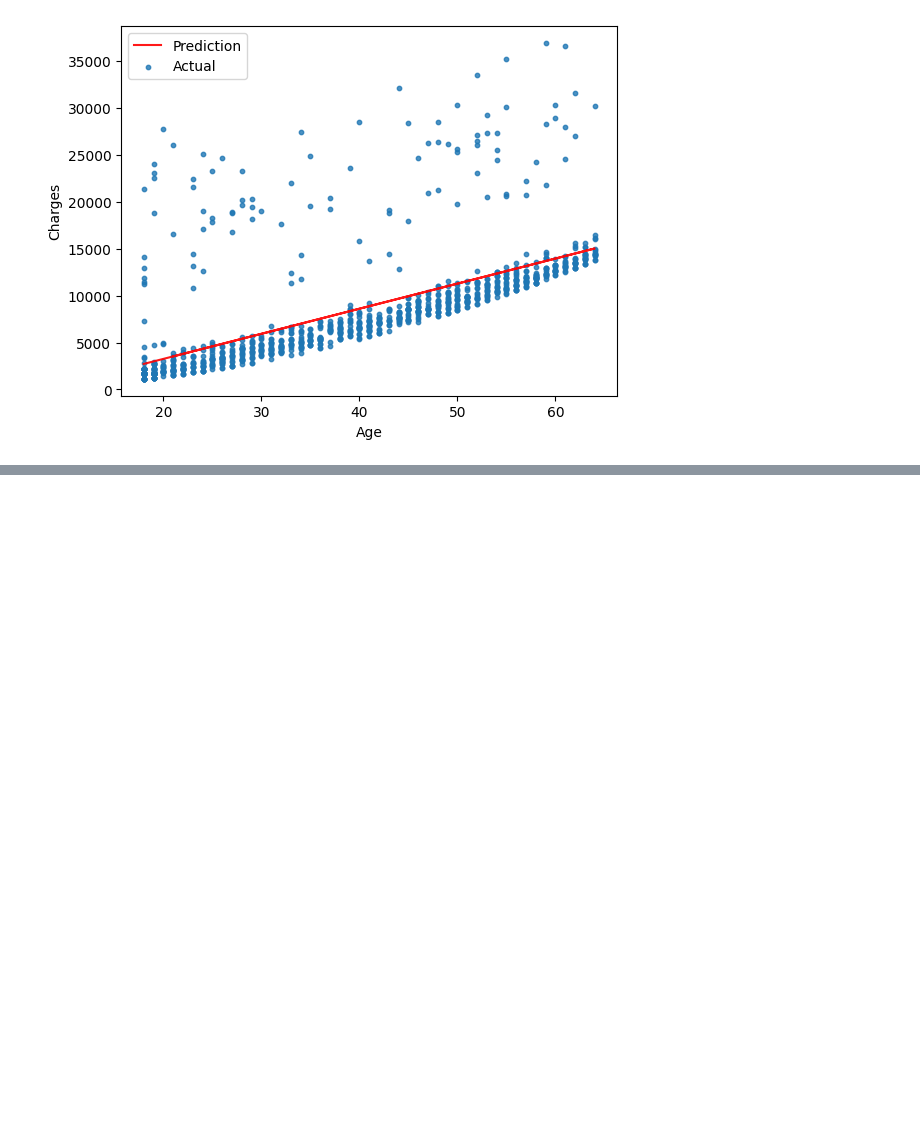
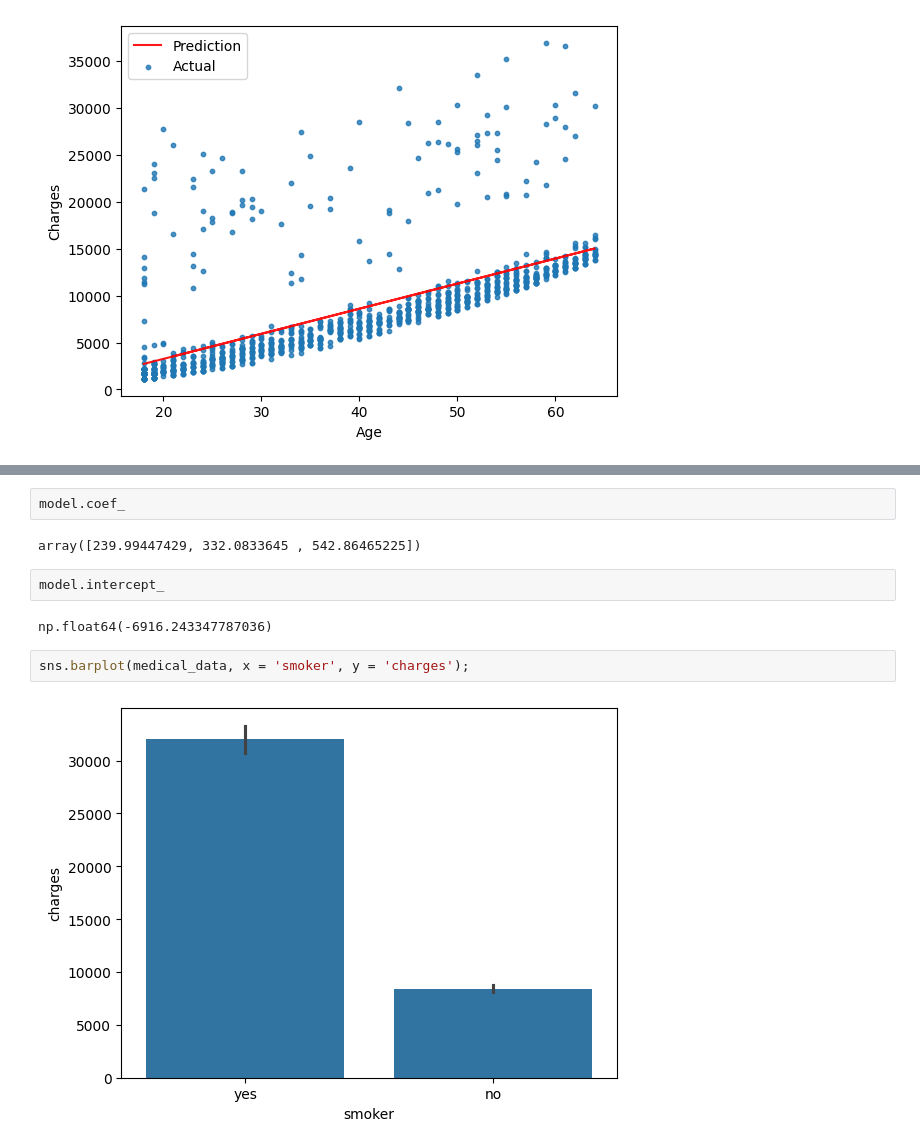
Before and after one commit to Harshil007999/Harshil-PD, a Jupyter notebook: Linear-Regression.ipynb, the cells around one changed output, grey strips where cells are left out. Cells and saved outputs as stored; diff of their text form; blank space fills up the shorter version.

```diff
--- a/Linear-Regression.ipynb
+++ b/Linear-Regression.ipynb
@@ -269,0 +282,12 @@ RMSE LOSS: 4662.505766636395
+# %%
+model.coef_
+# %% [output]
+array([239.99447429, 332.0833645 , 542.86465225])
+# %%
+model.intercept_
+# %% [output]
+np.float64(-6916.243347787036)
+# %%
+sns.barplot(medical_data, x = 'smoker', y = 'charges');
+# %% [output]
+[figure, added]
```
Also changed, not shown: parts of 22 cells of this notebook.
